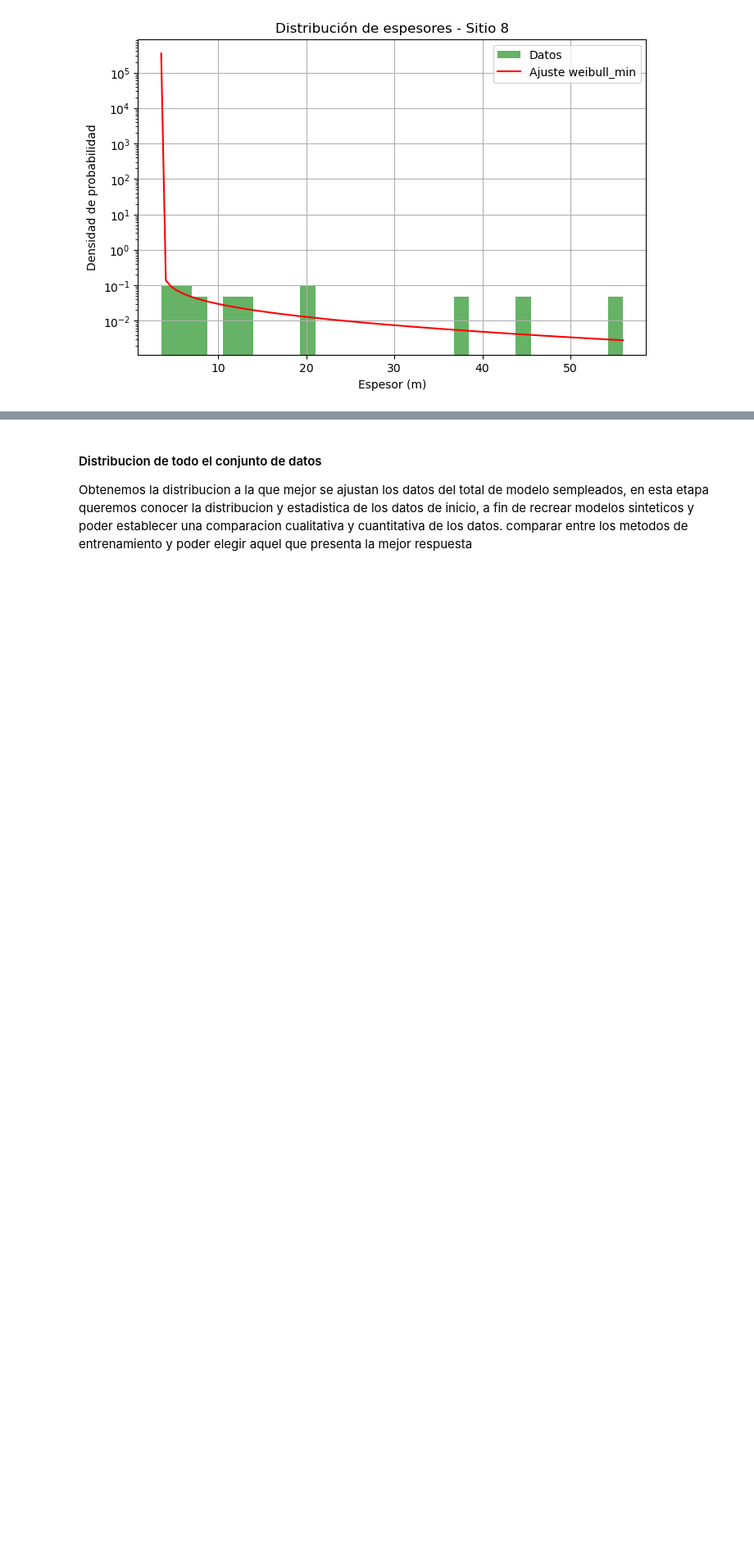
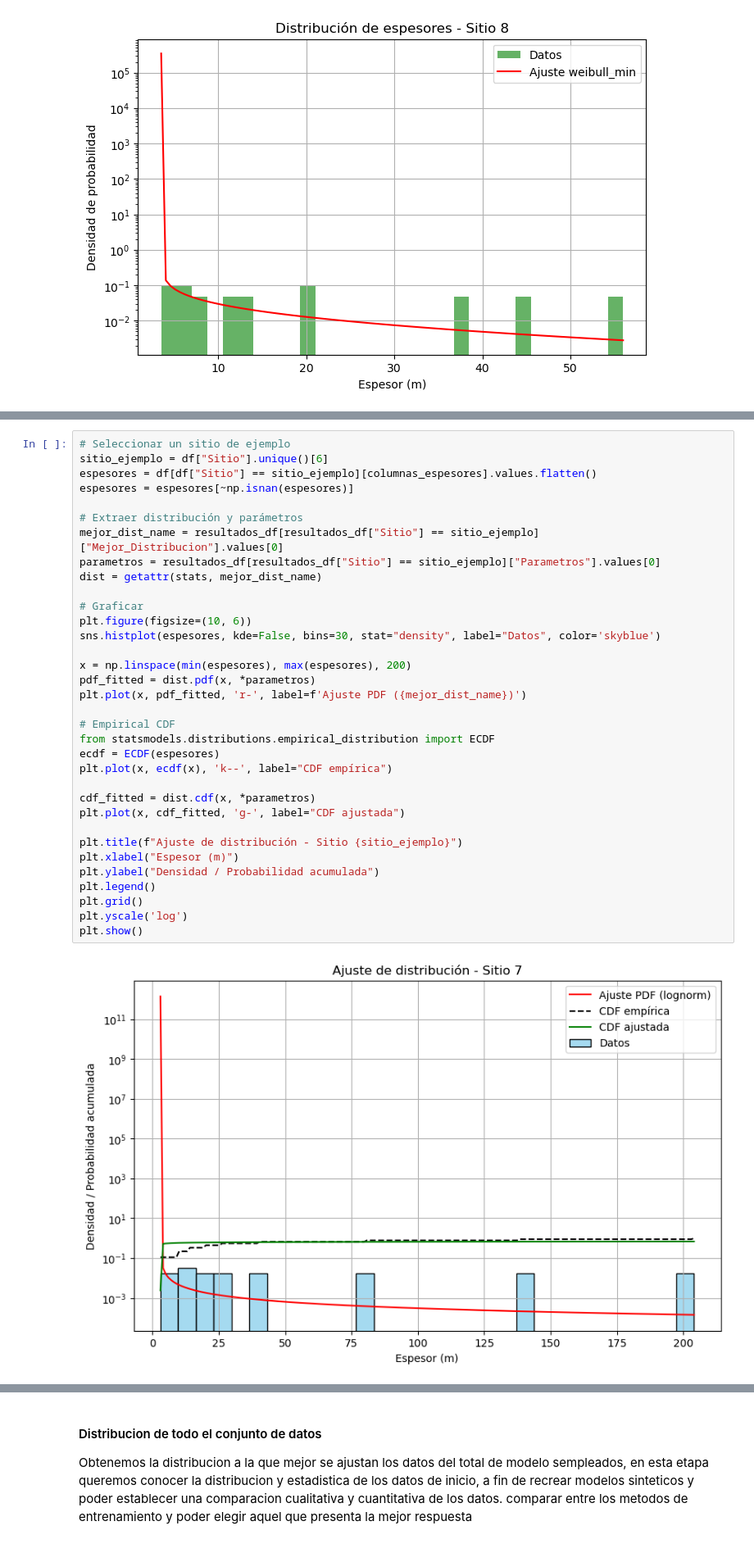
Before and after one commit to JuanJT117/TESIS-MCD, a Jupyter notebook: WorkWorkWork/Datos_Sinteticos_AB2.ipynb, the cells around one changed output, grey strips where cells are left out. Shown at 82% size. Drawn from its saved outputs; the diff is of its cells as text; blank space fills up the shorter version.

```diff
--- a/WorkWorkWork/Datos_Sinteticos_AB2.ipynb
+++ b/WorkWorkWork/Datos_Sinteticos_AB2.ipynb
@@ -149,0 +285,36 @@ plt.show()
+# %%
+# Seleccionar un sitio de ejemplo
+sitio_ejemplo = df["Sitio"].unique()[6]
+espesores = df[df["Sitio"] == sitio_ejemplo][columnas_espesores].values.flatten()
+espesores = espesores[~np.isnan(espesores)]
+
+# Extraer distribución y parámetros
+mejor_dist_name = resultados_df[resultados_df["Sitio"] == sitio_ejemplo]["Mejor_Distribucion"].values[0]
+parametros = resultados_df[resultados_df["Sitio"] == sitio_ejemplo]["Parametros"].values[0]
+dist = getattr(stats, mejor_dist_name)
+
+# Graficar
+plt.figure(figsize=(10, 6))
+sns.histplot(espesores, kde=False, bins=30, stat="density", label="Datos", color='skyblue')
+
+x = np.linspace(min(espesores), max(espesores), 200)
+pdf_fitted = dist.pdf(x, *parametros)
+plt.plot(x, pdf_fitted, 'r-', label=f'Ajuste PDF ({mejor_dist_name})')
+
+# Empirical CDF
+from statsmodels.distributions.empirical_distribution import ECDF
+ecdf = ECDF(espesores)
+plt.plot(x, ecdf(x), 'k--', label="CDF empírica")
+
+cdf_fitted = dist.cdf(x, *parametros)
+plt.plot(x, cdf_fitted, 'g-', label="CDF ajustada")
+
+plt.title(f"Ajuste de distribución - Sitio {sitio_ejemplo}")
+plt.xlabel("Espesor (m)")
+plt.ylabel("Densidad / Probabilidad acumulada")
+plt.legend()
+plt.grid()
+plt.yscale('log')
+plt.show()
+# %% [output]
+[figure, added]
```
Also changed, not shown: parts of 7 cells of this notebook, 6 other files.
